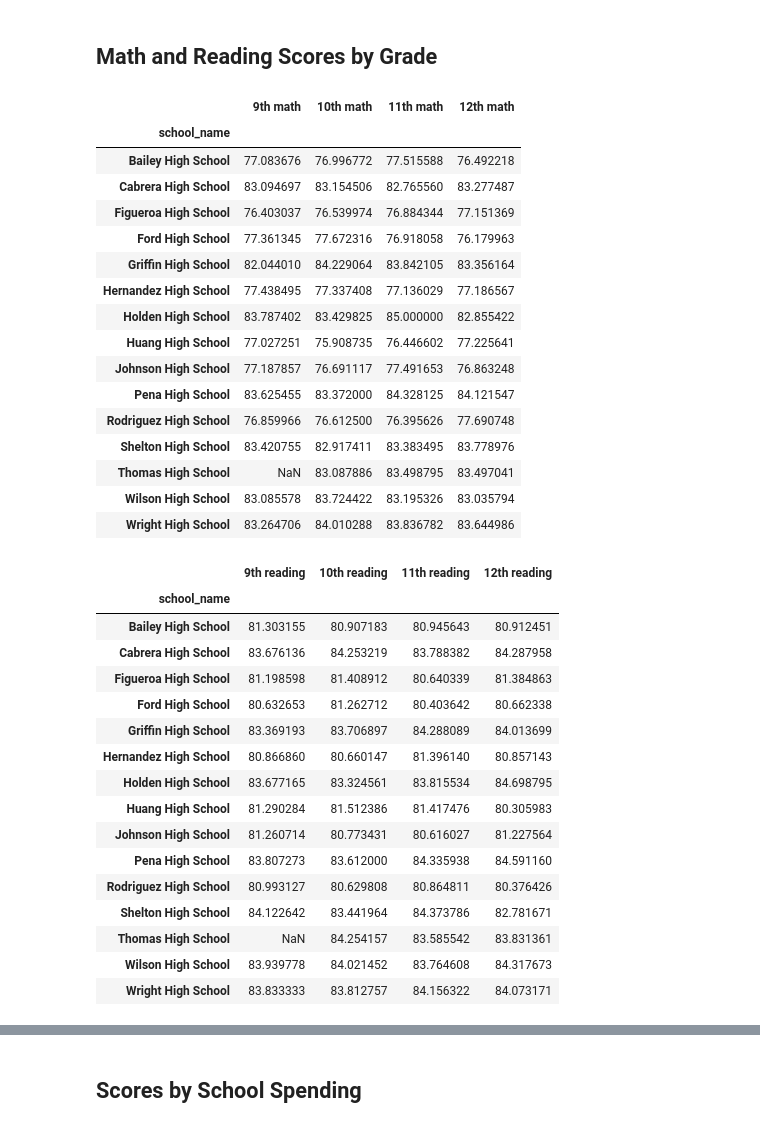
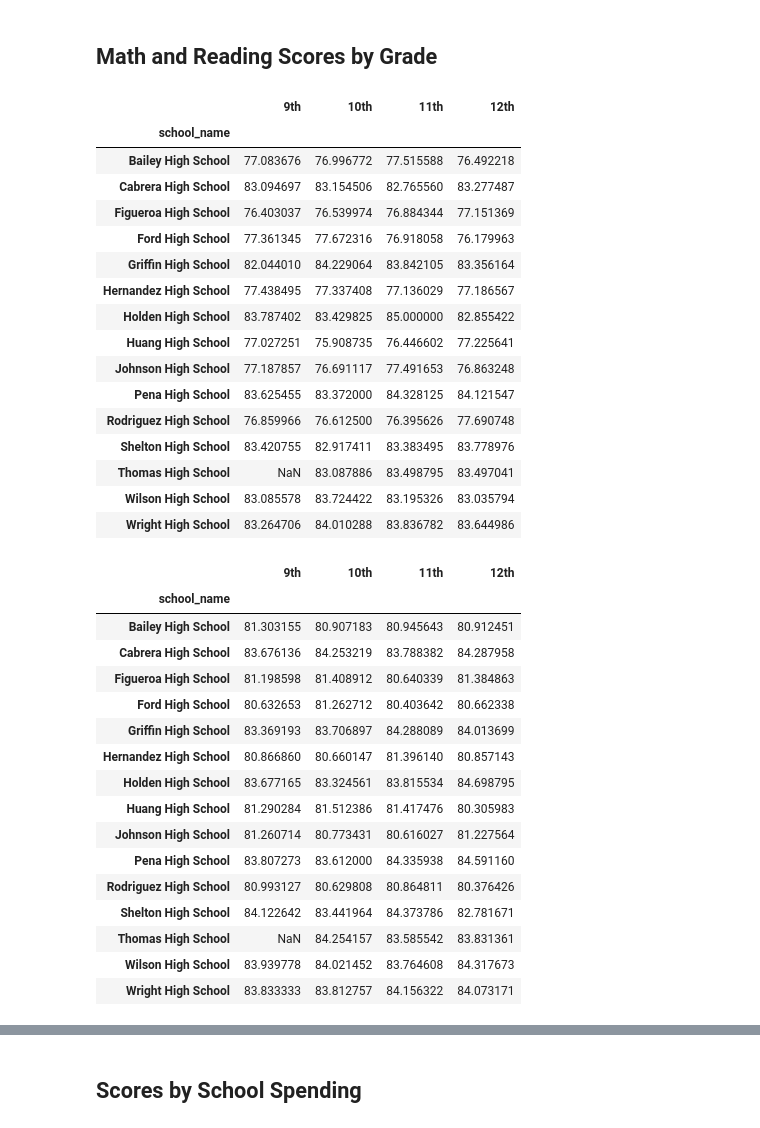
Before and after one commit to dyl-lee/School-District-Analysis, a Jupyter notebook: PyCitySchools_Challenge_testing.ipynb, the cells around one changed output, grey strips where cells are left out. Saved outputs shown, nothing was run; the diff lists cells and outputs as text; code cells hidden in the pictures.

```diff
--- a/PyCitySchools_Challenge_testing.ipynb
+++ b/PyCitySchools_Challenge_testing.ipynb
@@ -381,14 +369,14 @@ twelfth_per_school_avg_reading = school_data_complete_df[school_data_complete_df
 # %%
 # Combine each Series for average math scores by school into single data frame.
 school_by_grades_math = pd.DataFrame({
-    "9th math": ninth_per_school_avg_math,
-    "10th math": tenth_per_school_avg_math,
-    "11th math": eleventh_per_school_avg_math,
-    "12th math": twelfth_per_school_avg_math
+    "9th": ninth_per_school_avg_math,
+    "10th": tenth_per_school_avg_math,
+    "11th": eleventh_per_school_avg_math,
+    "12th": twelfth_per_school_avg_math
 })
 school_by_grades_math
 # %% [output]
-|  | 9th math | 10th math | 11th math | 12th math |
+|  | 9th | 10th | 11th | 12th |
 | school_name |  |  |  |  |
 | Bailey High School | 77.083676 | 76.996772 | 77.515588 | 76.492218 |
 | Cabrera High School | 83.094697 | 83.154506 | 82.765560 | 83.277487 |
@@ -408,14 +396,14 @@ school_by_grades_math
 # %%
 # Combine each Series for average reading scores by school into single data frame.
 school_by_grades_reading = pd.DataFrame({
-    "9th reading": ninth_per_school_avg_reading,
-    "10th reading": tenth_per_school_avg_reading,
-    "11th reading": eleventh_per_school_avg_reading,
-    "12th reading": twelfth_per_school_avg_reading
+    "9th": ninth_per_school_avg_reading,
+    "10th": tenth_per_school_avg_reading,
+    "11th": eleventh_per_school_avg_reading,
+    "12th": twelfth_per_school_avg_reading
 })
 school_by_grades_reading
 # %% [output]
-|  | 9th reading | 10th reading | 11th reading | 12th reading |
+|  | 9th | 10th | 11th | 12th |
 | school_name |  |  |  |  |
 | Bailey High School | 81.303155 | 80.907183 | 80.945643 | 80.912451 |
 | Cabrera High School | 83.676136 | 84.253219 | 83.788382 | 84.287958 |
```
Also changed, not shown: parts of 7 cells of this notebook, 1 other file.
